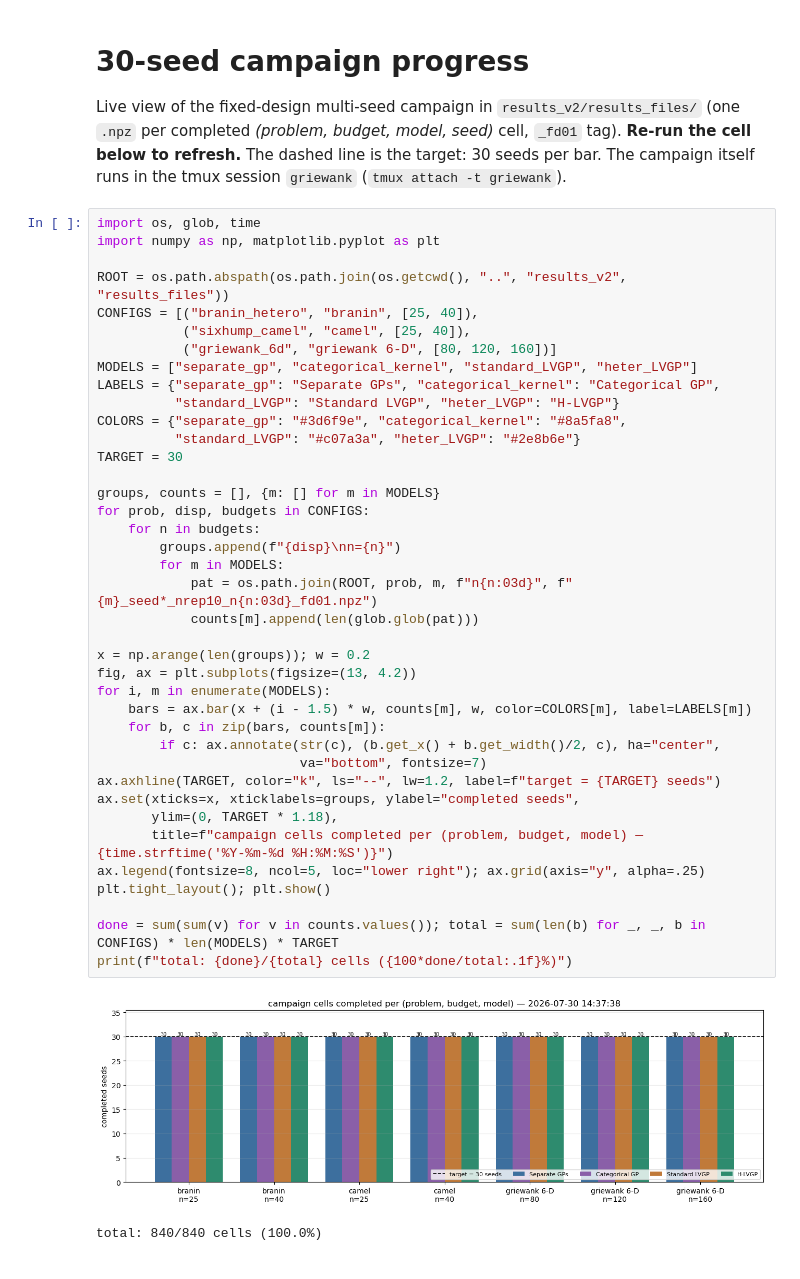
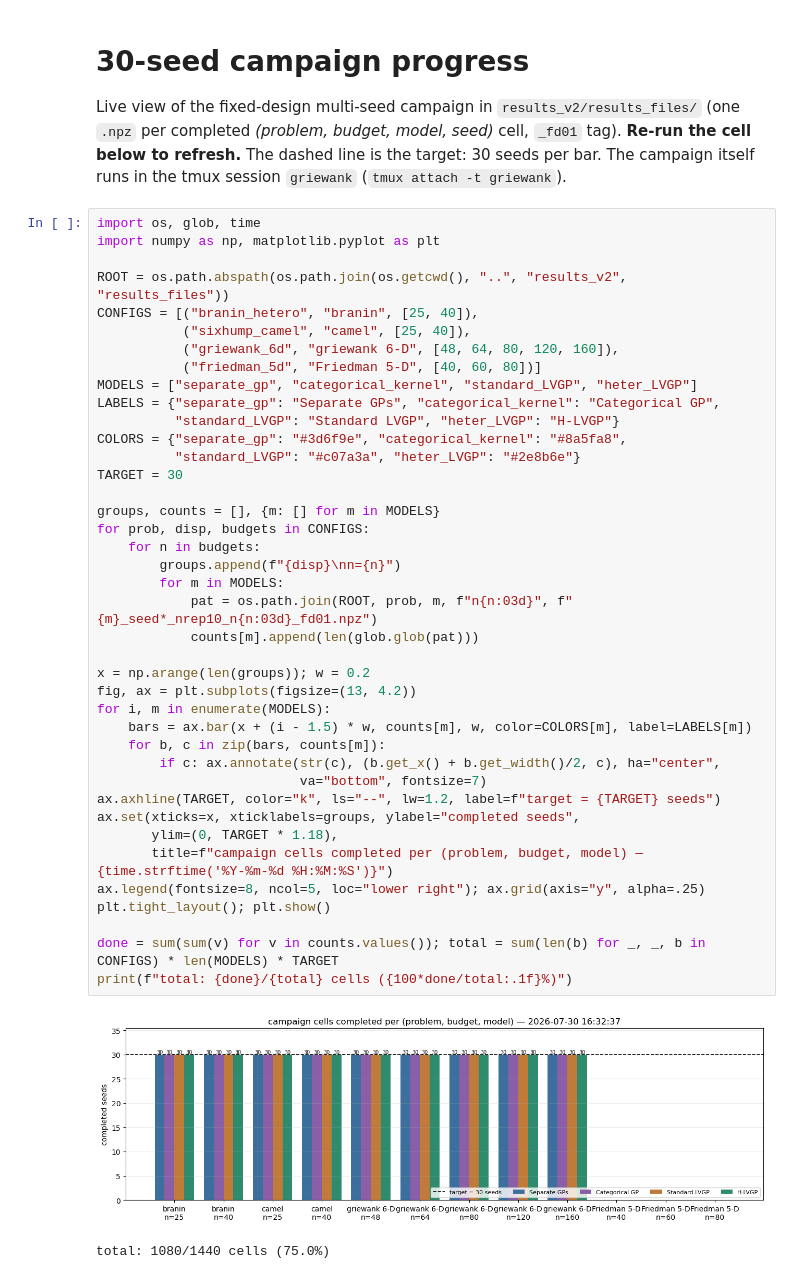
Before and after one commit to Chris1504-fdz/lvgp_modeling_comp, a Jupyter notebook: notebooks/campaign_progress.ipynb, the cells around one changed output. Drawn from its saved outputs; the diff is of its cells as text.

```diff
--- a/notebooks/campaign_progress.ipynb
+++ b/notebooks/campaign_progress.ipynb
@@ -12,38 +12,39 @@ import numpy as np, matplotlib.pyplot as plt
 ROOT = os.path.abspath(os.path.join(os.getcwd(), "..", "results_v2", "results_files"))
 CONFIGS = [("branin_hetero", "branin", [25, 40]),
            ("sixhump_camel", "camel", [25, 40]),
-           ("griewank_6d", "griewank 6-D", [80, 120, 160])]
+           ("griewank_6d", "griewank 6-D", [48, 64, 80, 120, 160]),
+           ("friedman_5d", "Friedman 5-D", [40, 60, 80])]
 MODELS = ["separate_gp", "categorical_kernel", "standard_LVGP", "heter_LVGP"]
 LABELS = {"separate_gp": "Separate GPs", "categorical_kernel": "Categorical GP",
           "standard_LVGP": "Standard LVGP", "heter_LVGP": "H-LVGP"}
 COLORS = {"separate_gp": "#3d6f9e", "categorical_kernel": "#8a5fa8",
           "standard_LVGP": "#c07a3a", "heter_LVGP": "#2e8b6e"}
 TARGET = 30
 
 groups, counts = [], {m: [] for m in MODELS}
 for prob, disp, budgets in CONFIGS:
     for n in budgets:
         groups.append(f"{disp}\nn={n}")
         for m in MODELS:
             pat = os.path.join(ROOT, prob, m, f"n{n:03d}", f"{m}_seed*_nrep10_n{n:03d}_fd01.npz")
             counts[m].append(len(glob.glob(pat)))
 
 x = np.arange(len(groups)); w = 0.2
 fig, ax = plt.subplots(figsize=(13, 4.2))
 for i, m in enumerate(MODELS):
     bars = ax.bar(x + (i - 1.5) * w, counts[m], w, color=COLORS[m], label=LABELS[m])
     for b, c in zip(bars, counts[m]):
         if c: ax.annotate(str(c), (b.get_x() + b.get_width()/2, c), ha="center",
                           va="bottom", fontsize=7)
 ax.axhline(TARGET, color="k", ls="--", lw=1.2, label=f"target = {TARGET} seeds")
 ax.set(xticks=x, xticklabels=groups, ylabel="completed seeds",
        ylim=(0, TARGET * 1.18),
        title=f"campaign cells completed per (problem, budget, model) — {time.strftime('%Y-%m-%d %H:%M:%S')}")
 ax.legend(fontsize=8, ncol=5, loc="lower right"); ax.grid(axis="y", alpha=.25)
 plt.tight_layout(); plt.show()
 
 done = sum(sum(v) for v in counts.values()); total = sum(len(b) for _, _, b in CONFIGS) * len(MODELS) * TARGET
 print(f"total: {done}/{total} cells ({100*done/total:.1f}%)")
 # %% [output]
-[figure, old version]
+[figure, new version]
-total: 840/840 cells (100.0%)
+total: 1080/1440 cells (75.0%)
```
Also changed, not shown: 15 other files.
